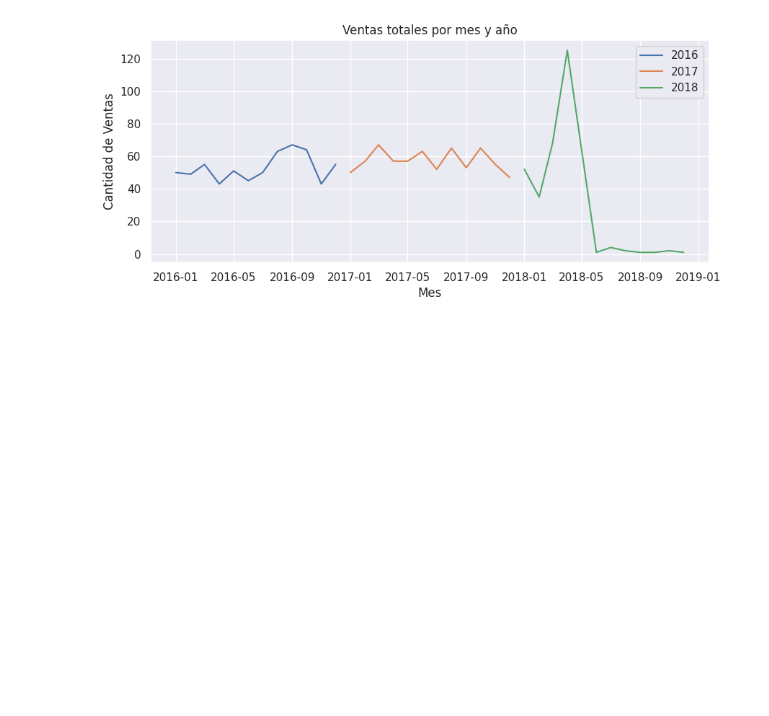
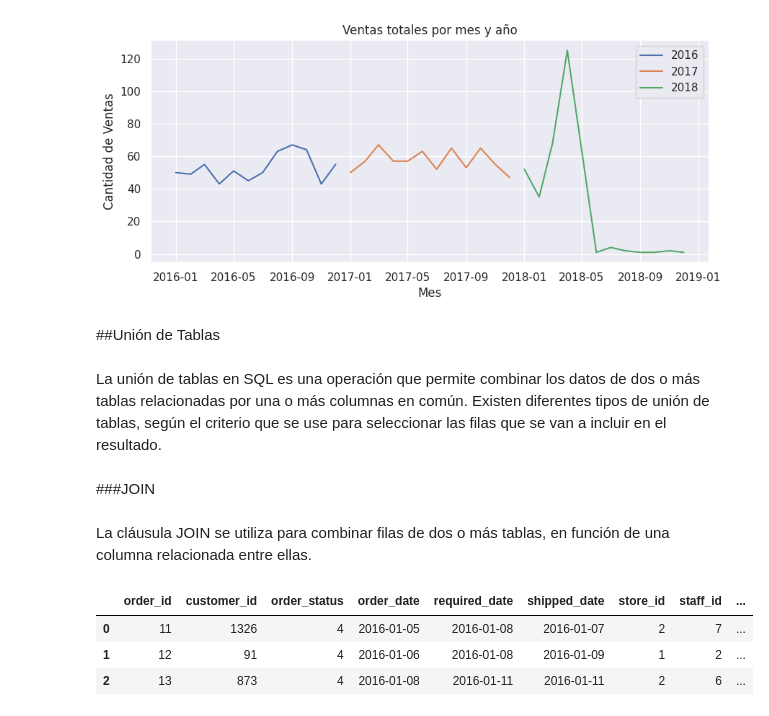
Before and after one commit to AlejandroSenabre/Data-Analysis-with-SQL, a Jupyter notebook: BikeStore_with_SQL.ipynb, the cells around one changed output. Saved outputs shown, nothing was run; the diff lists cells and outputs as text; code cells hidden in the pictures; blank space fills up the shorter version.

```diff
--- a/BikeStore_with_SQL.ipynb
+++ b/BikeStore_with_SQL.ipynb
@@ -322,3 +322,25 @@ plt.legend()
 plt.show()
 # %% [output]
 [figure]
+# %% [markdown]
+##Unión de Tablas
+# %% [markdown]
+La unión de tablas en SQL es una operación que permite combinar los datos de dos o más tablas relacionadas por una o más columnas en común. Existen diferentes tipos de unión de tablas, según el criterio que se use para seleccionar las filas que se van a incluir en el resultado.
+# %% [markdown]
+###JOIN
+# %% [markdown]
+La cláusula JOIN se utiliza para combinar filas de dos o más tablas, en función de una columna relacionada entre ellas.
+# %%
+query = """
+SELECT * FROM  orders
+JOIN customers
+ON orders.customer_id = customers.customer_id
+LIMIT 3 OFFSET 10;
+"""
+df = pd.read_sql_query(query, connection)
+df
+# %% [output]
+|  | order_id | customer_id | order_status | order_date | required_date | shipped_date | store_id | staff_id | ... |
+| 0 | 11 | 1326 | 4 | 2016-01-05 | 2016-01-08 | 2016-01-07 | 2 | 7 | ... |
+| 1 | 12 | 91 | 4 | 2016-01-06 | 2016-01-08 | 2016-01-09 | 1 | 2 | ... |
+| 2 | 13 | 873 | 4 | 2016-01-08 | 2016-01-11 | 2016-01-11 | 2 | 6 | ... |
```
Also changed, not shown: parts of 2 cells of this notebook.
